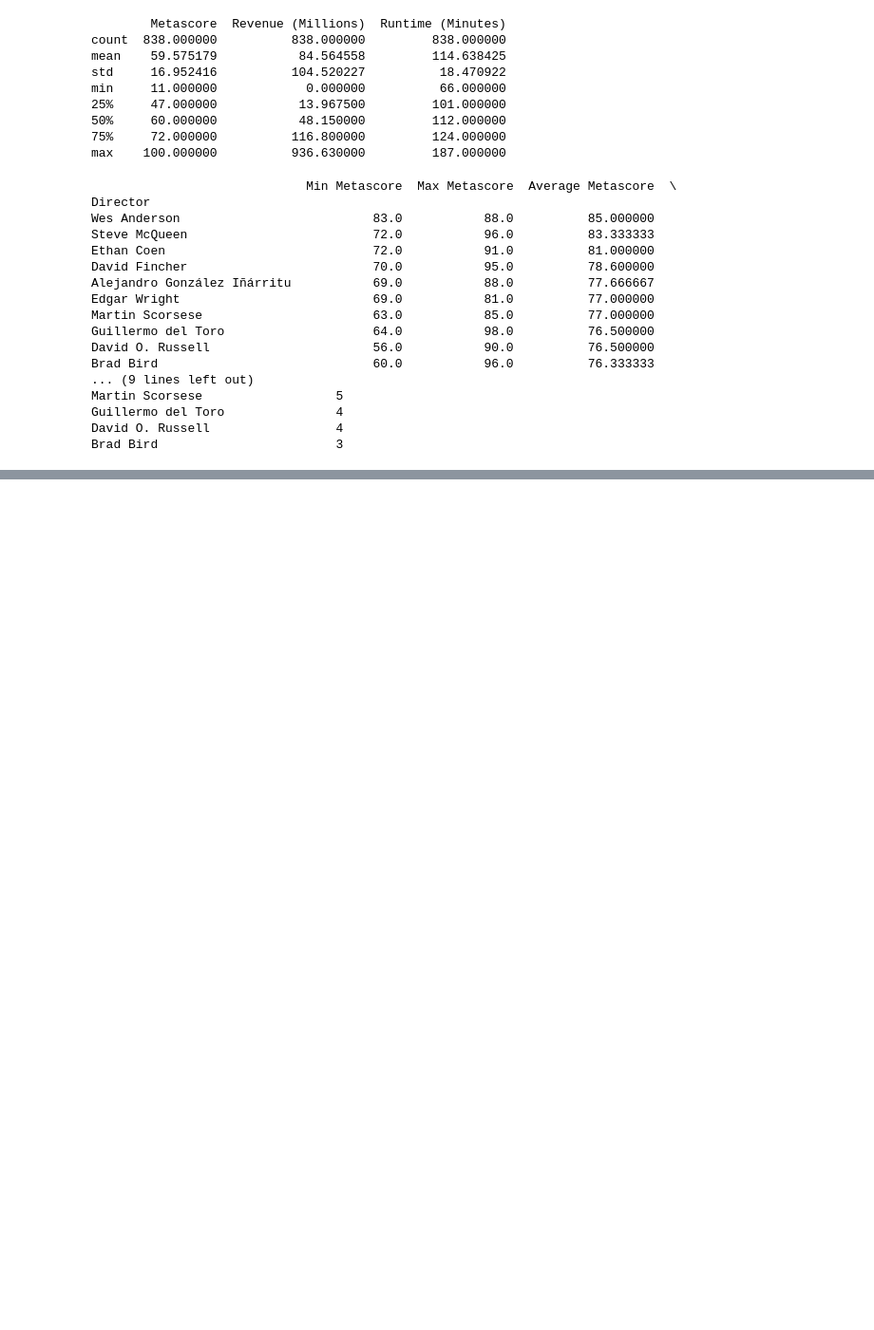
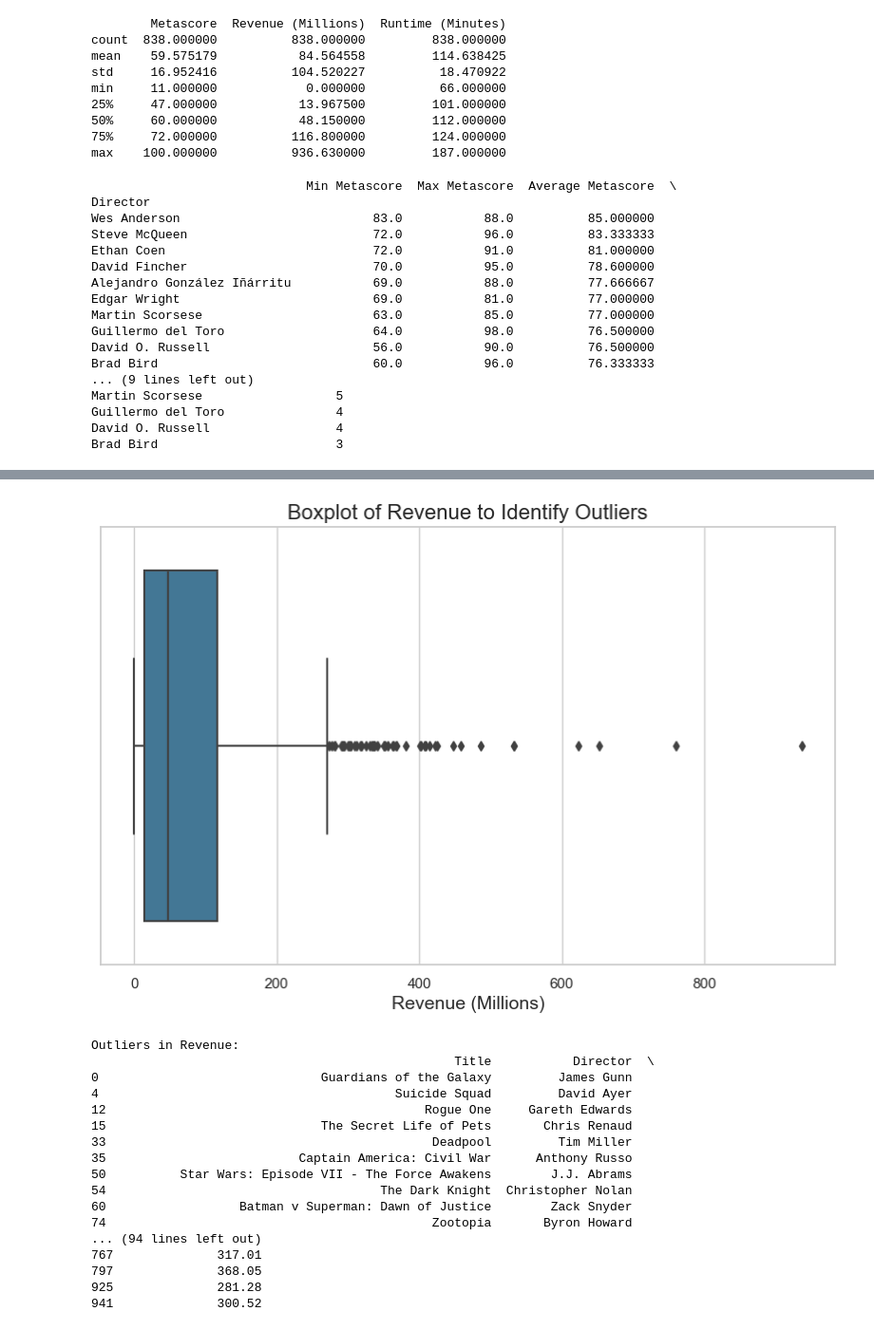
Before and after one commit to AN-Datasurfer/project_IMDb_Movies_data_analysis, a Jupyter notebook: main_analysis.ipynb, the cells around one changed output, grey strips where cells are left out. Shown at 95% size. Drawn from its saved outputs; the diff is of its cells as text; code cells hidden in the pictures; blank space fills up the shorter version.

```diff
--- a/main_analysis.ipynb
+++ b/main_analysis.ipynb
@@ -223,0 +283,65 @@ plt.show()
+# %%
+# Plotting the boxplot for Revenue to identify outliers
+plt.figure(figsize=(10, 6))
+box_plot_revenue = sns.boxplot(x=movie_cleared["Revenue (Millions)"], palette="mako")
+
+# Adding title and labels
+box_plot_revenue.set_title("Boxplot of Revenue to Identify Outliers", fontsize=16)
+box_plot_revenue.set_xlabel("Revenue (Millions)", fontsize=14)
+
+# Display the plot
+plt.show()
+
+# Identifying outliers
+Q1_revenue = movie_cleared["Revenue (Millions)"].quantile(0.25)
+Q3_revenue = movie_cleared["Revenue (Millions)"].quantile(0.75)
+IQR_revenue = Q3_revenue - Q1_revenue
+lower_bound_revenue = Q1_revenue - 1.5 * IQR_revenue
+upper_bound_revenue = Q3_revenue + 1.5 * IQR_revenue
+
+outliers_revenue = movie_cleared[(movie_cleared["Revenue (Millions)"] < lower_bound_revenue) | (movie_cleared["Revenue (Millions)"] > upper_bound_revenue)]
+print("Outliers in Revenue:")
+print(outliers_revenue[["Title", "Director", "Revenue (Millions)"]])
+
+if not outliers_revenue.empty:
+    # Visualizing the outliers
+    plt.figure(figsize=(15, 8))
+    outliers_plot_revenue = sns.scatterplot(
+        x=outliers_revenue["Title"],
+        y=outliers_revenue["Revenue (Millions)"],
+        hue=outliers_revenue["Director"],
+        palette="mako",
+        s=100
+    )
+
+    # Adding title and labels
+    outliers_plot_revenue.set_title("Outliers in Revenue", fontsize=16)
+    outliers_plot_revenue.set_xlabel("Movie Title", fontsize=14)
+    outliers_plot_revenue.set_ylabel("Revenue (Millions)", fontsize=14)
+
+    # Rotating x-axis labels for better readability
+    outliers_plot_revenue.set_xticklabels(outliers_plot_revenue.get_xticklabels(), rotation=45, horizontalalignment='right')
+
+    # Display the plot
+    plt.show()
+else:
+    print("No outliers found in the Revenue column.")
+# %% [output]
+[figure, added]
+Outliers in Revenue:
+                                                 Title           Director  \
+0                              Guardians of the Galaxy         James Gunn
+4                                        Suicide Squad         David Ayer
+12                                           Rogue One     Gareth Edwards
+15                             The Secret Life of Pets       Chris Renaud
+33                                            Deadpool         Tim Miller
+35                          Captain America: Civil War      Anthony Russo
+50          Star Wars: Episode VII - The Force Awakens        J.J. Abrams
+54                                     The Dark Knight  Christopher Nolan
+60                  Batman v Superman: Dawn of Justice        Zack Snyder
+74                                            Zootopia       Byron Howard
+... (94 lines left out)
+767              317.01
+797              368.05
+925              281.28
+941              300.52
```
Also changed, not shown: parts of 6 cells of this notebook, 1 other file.
